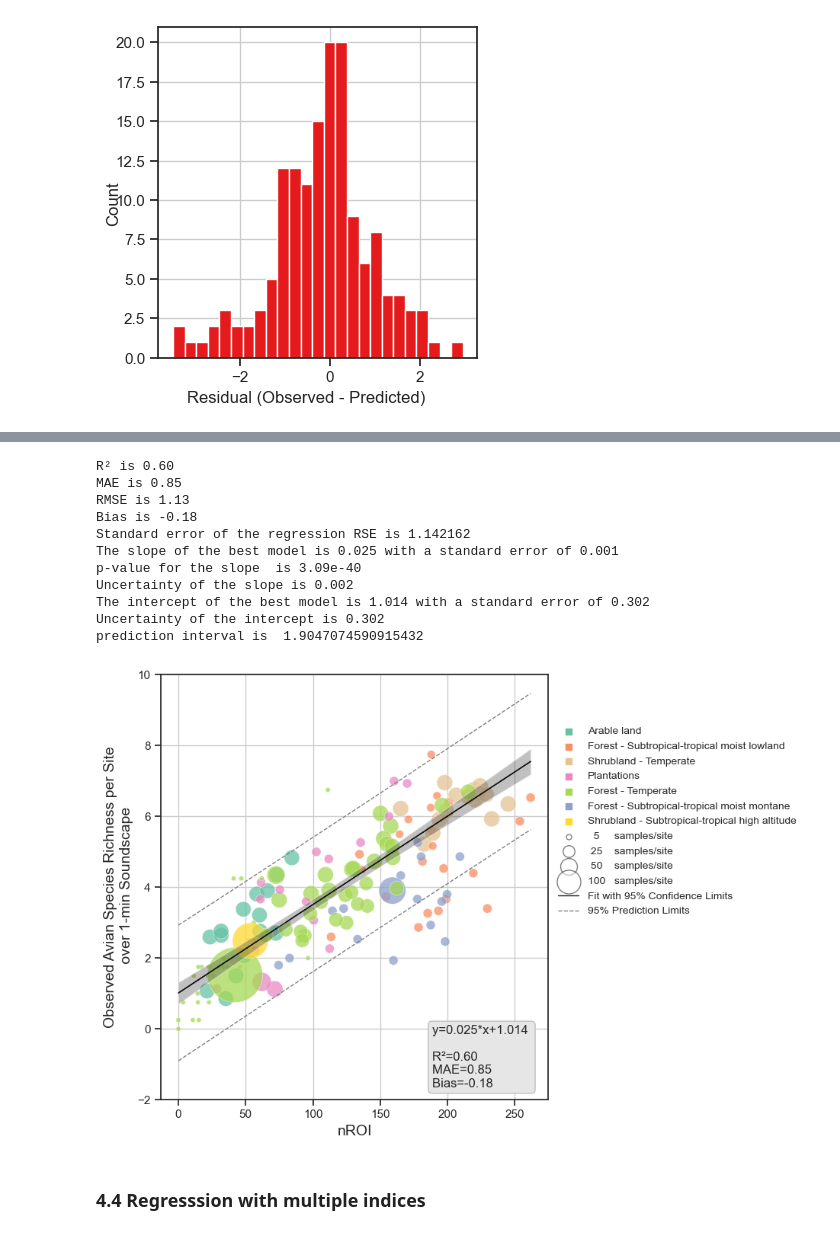
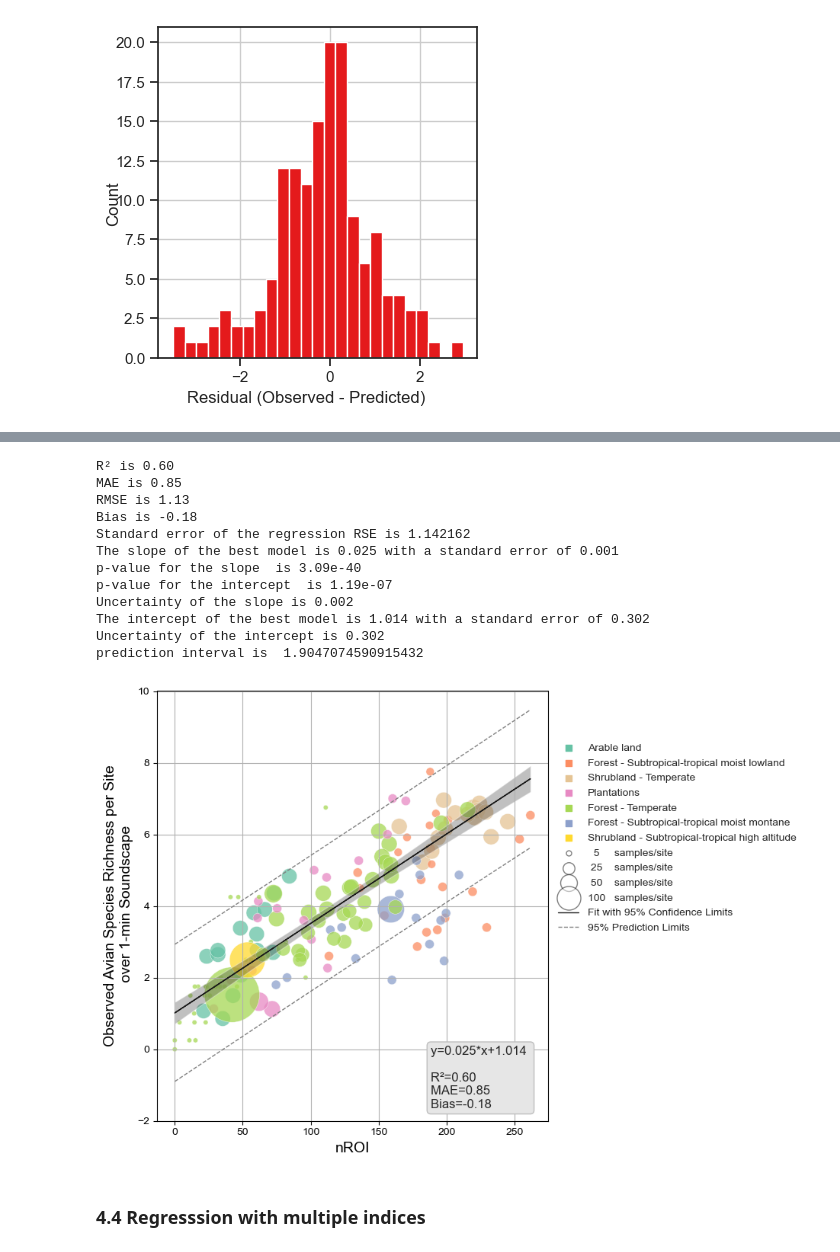
Before and after one commit to ear-team/haupert_acoustic_indices_2025, a Jupyter notebook: notebooks/03_indices_regression_linear_Groupkfold_by_habitat.ipynb, the cells around one changed output, grey strips where cells are left out. Cells and saved outputs as stored; diff of their text form; code cells hidden in the pictures.

```diff
--- a/notebooks/03_indices_regression_linear_Groupkfold_by_habitat.ipynb
+++ b/notebooks/03_indices_regression_linear_Groupkfold_by_habitat.ipynb
@@ -543,8 +543,8 @@ def get_var_name(var):
 """****************************************************************************
 # -------------------          options              ---------------------------
 ****************************************************************************"""
-SAVE = True
-SAVE_RESIDUALS = True
+SAVE = False
+SAVE_RESIDUALS = False
 PROCESS = True
 DISPLAY = True
 VERBOSE = False
@@ -983,6 +1065,7 @@ mae   = np.mean(np.abs(residual))                               # mean absolute
 rmse  = np.sqrt(np.mean(residual**2))                           # root mean square error (RMSE)
 bias  = np.mean(residual)                                       # estimate the bias (= mean error (ME))
 p_value = 2*(stats.t.sf(np.abs(slope) / SE, df=dof))            # p-value of the slope based on the estimator and the standard error (t-distribution)
+p_value_intercept = 2*(stats.t.sf(np.abs(intercept) / SE_intercept, df=dof))            # p-value of the slope based on the estimator and the standard error (t-distribution)
 
 # Uncertainty of the slope
 slope_uncertainty = SE * t
@@ -999,6 +1082,7 @@ print(f'Standard error of the regression RSE is {RSE:.6f}')
 # print the coefficient of the best model (with 3 decimals)
 print(f'The slope of the best model is {slope:.3f} with a standard error of {SE:.3f}')
 print(f'p-value for the slope  is {p_value:.2e}')
+print(f'p-value for the intercept  is {p_value_intercept:.2e}')
 print(f'Uncertainty of the slope is {slope_uncertainty:.3f}')
 print(f'The intercept of the best model is {intercept:.3f} with a standard error of {SE * t * np.sqrt(np.sum(x**2) / n):.3f}')
 print(f'Uncertainty of the intercept is {intercept_uncertainty:.3f}')
@@ -1076,34 +1160,35 @@ _, ci, pi = plot_pi_ci_manual(t, RSE, n, x, x2, y2, ax=ax1)
 print("prediction interval is ", np.mean(pi))
 
 # Move the legend to the bottom
 ax1.legend(title="habitat", loc="upper left", fontsize=8)
 sns.move_legend(ax1, "upper left", bbox_to_anchor=(1, 0.9), ncol=1, title=None, frameon=False, fontsize=10)
 
 # Set figure size
 fig.set_size_inches((9.5,6.5))
 fig.tight_layout()
 
 if SELECTED_INDICE == 'nROI' :
       # test if csv_filename contains species_richness_by_site_and_day
       if 'species_richness_by_site' in csv_filename :
             if SAVE : fig.savefig(os.path.join(CONFIG['save_dir'], 'figure_1c_onlybirds.png'), dpi = 300, bbox_inches = "tight")
 if SELECTED_INDICE == 'EVNspCount' :
       if SAVE : fig.savefig(os.path.join(CONFIG['save_dir'], 'figure_4a_onlybirds.png'), dpi = 300, bbox_inches = "tight")
 if SELECTED_INDICE == 'ACTspFract' :
       if SAVE : fig.savefig(os.path.join(CONFIG['save_dir'], 'figure_4b_onlybirds.png'), dpi = 300, bbox_inches = "tight")
 # %% [output]
 R² is 0.60
 MAE is 0.85
 RMSE is 1.13
 Bias is -0.18
 Standard error of the regression RSE is 1.142162
 The slope of the best model is 0.025 with a standard error of 0.001
 p-value for the slope  is 3.09e-40
+p-value for the intercept  is 1.19e-07
 Uncertainty of the slope is 0.002
 The intercept of the best model is 1.014 with a standard error of 0.302
 Uncertainty of the intercept is 0.302
 prediction interval is  1.9047074590915432
-[figure, old version]
+[figure, new version]
 # %% [markdown]
 ### 4.4 Regresssion with multiple indices
 # %%
```
Also changed, not shown: parts of 3 cells of this notebook, 4 other files.
